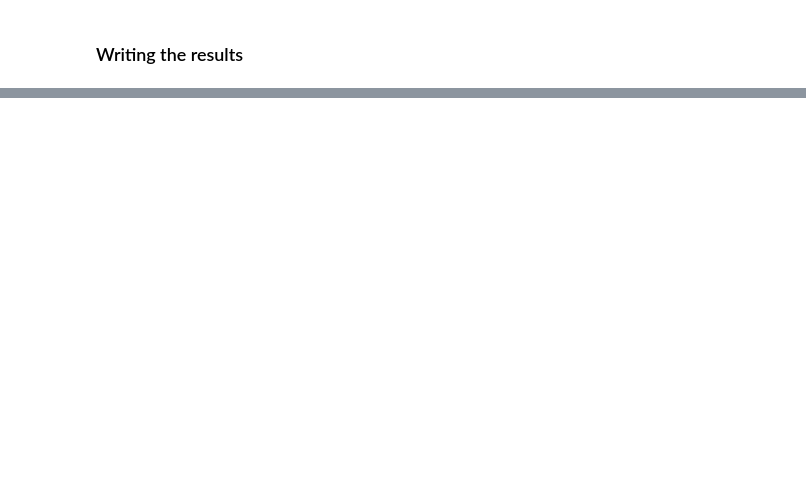
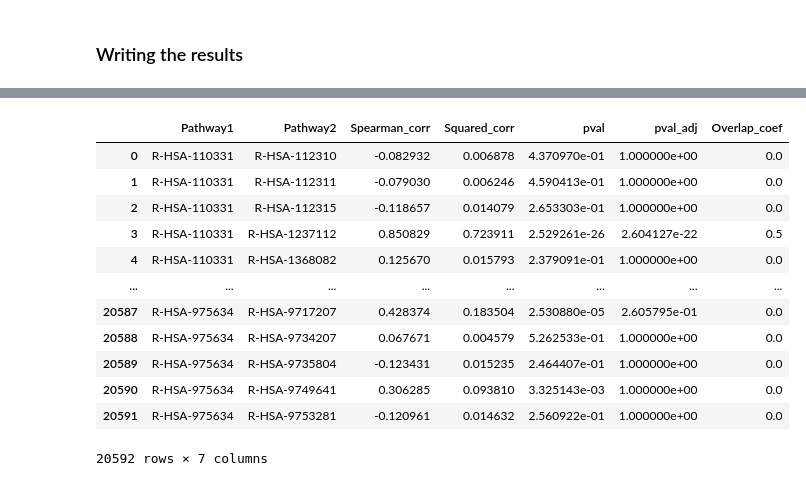
Before and after one commit to j-keung/multiomics-pathway-analysis, a Jupyter notebook: metabolomic_sample_size.ipynb, the cells around one changed output, grey strips where cells are left out. Cells and saved outputs as stored; diff of their text form; code cells hidden in the pictures; blank space fills up the shorter version.

```diff
--- a/metabolomic_sample_size.ipynb
+++ b/metabolomic_sample_size.ipynb
@@ -100,0 +412,16 @@ df_final = pd.concat([df_norm, df.iloc[:,-2:]],axis=1) #add metadata back on
+# %%
+spearman_df2
+# %% [output]
+|  | Pathway1 | Pathway2 | Spearman_corr | Squared_corr | pval | pval_adj | Overlap_coef |
+| 0 | R-HSA-110331 | R-HSA-112310 | -0.082932 | 0.006878 | 4.370970e-01 | 1.000000e+00 | 0.0 |
+| 1 | R-HSA-110331 | R-HSA-112311 | -0.079030 | 0.006246 | 4.590413e-01 | 1.000000e+00 | 0.0 |
+| 2 | R-HSA-110331 | R-HSA-112315 | -0.118657 | 0.014079 | 2.653303e-01 | 1.000000e+00 | 0.0 |
+| 3 | R-HSA-110331 | R-HSA-1237112 | 0.850829 | 0.723911 | 2.529261e-26 | 2.604127e-22 | 0.5 |
+| 4 | R-HSA-110331 | R-HSA-1368082 | 0.125670 | 0.015793 | 2.379091e-01 | 1.000000e+00 | 0.0 |
+| ... | ... | ... | ... | ... | ... | ... | ... |
+| 20587 | R-HSA-975634 | R-HSA-9717207 | 0.428374 | 0.183504 | 2.530880e-05 | 2.605795e-01 | 0.0 |
+| 20588 | R-HSA-975634 | R-HSA-9734207 | 0.067671 | 0.004579 | 5.262533e-01 | 1.000000e+00 | 0.0 |
+| 20589 | R-HSA-975634 | R-HSA-9735804 | -0.123431 | 0.015235 | 2.464407e-01 | 1.000000e+00 | 0.0 |
+| 20590 | R-HSA-975634 | R-HSA-9749641 | 0.306285 | 0.093810 | 3.325143e-03 | 1.000000e+00 | 0.0 |
+| 20591 | R-HSA-975634 | R-HSA-9753281 | -0.120961 | 0.014632 | 2.560922e-01 | 1.000000e+00 | 0.0 |
+20592 rows × 7 columns
```
Also changed, not shown: parts of 59 cells of this notebook, 1 other file.
